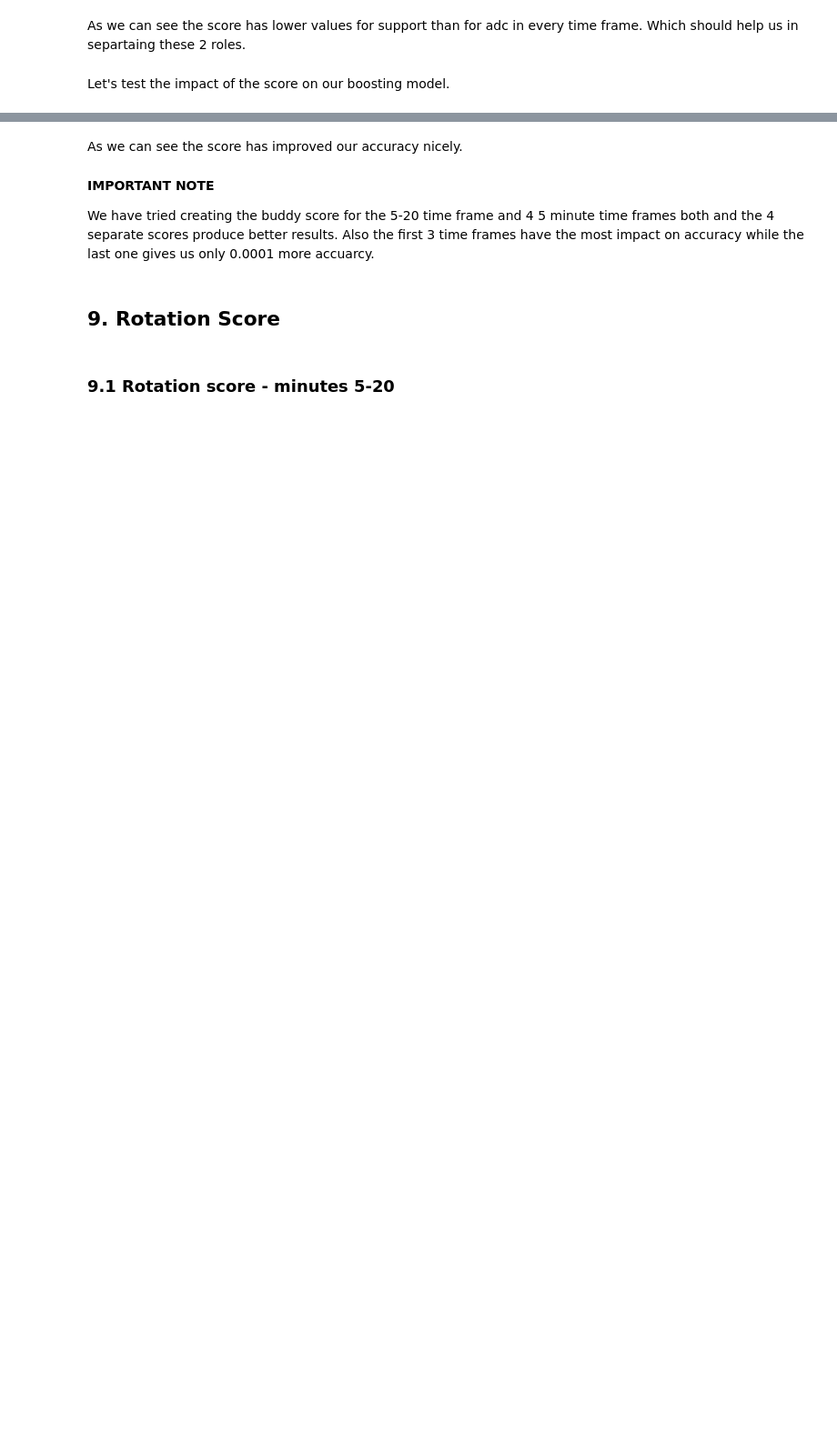
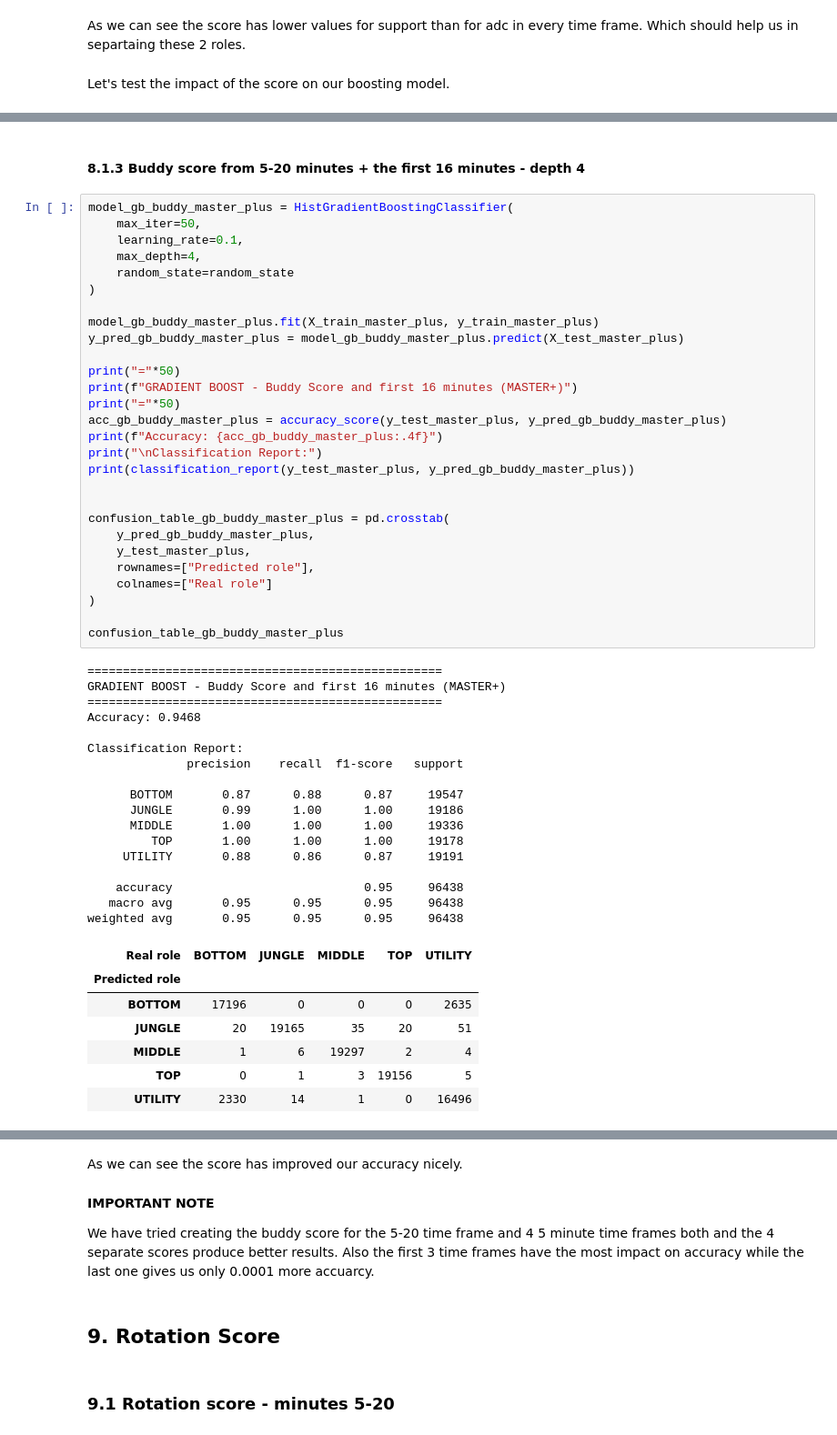
Before and after one commit to Kapponohacco/League-Ml-Project, a Jupyter notebook: src/models_with_silver.ipynb, the cells around one changed output, grey strips where cells are left out. Shown at 91% size. Drawn from its saved outputs; the diff is of its cells as text; blank space fills up the shorter version.

```diff
--- a/src/models_with_silver.ipynb
+++ b/src/models_with_silver.ipynb
@@ -1757,0 +1896,55 @@ weighted avg       0.94      0.94      0.94     96438
+# %% [markdown]
+#### 8.1.3 Buddy score from 5-20 minutes + the first 16 minutes - depth 4
+# %%
+model_gb_buddy_master_plus = HistGradientBoostingClassifier(
+    max_iter=50,
+    learning_rate=0.1,
+    max_depth=4,
+    random_state=random_state
+)
+
+model_gb_buddy_master_plus.fit(X_train_master_plus, y_train_master_plus)
+y_pred_gb_buddy_master_plus = model_gb_buddy_master_plus.predict(X_test_master_plus)
+
+print("="*50)
+print(f"GRADIENT BOOST - Buddy Score and first 16 minutes (MASTER+)")
+print("="*50)
+acc_gb_buddy_master_plus = accuracy_score(y_test_master_plus, y_pred_gb_buddy_master_plus)
+print(f"Accuracy: {acc_gb_buddy_master_plus:.4f}")
+print("\nClassification Report:")
+print(classification_report(y_test_master_plus, y_pred_gb_buddy_master_plus))
+
+
+confusion_table_gb_buddy_master_plus = pd.crosstab(
+    y_pred_gb_buddy_master_plus,
+    y_test_master_plus,
+    rownames=["Predicted role"],
+    colnames=["Real role"]
+)
+
+confusion_table_gb_buddy_master_plus
+# %% [output]
+==================================================
+GRADIENT BOOST - Buddy Score and first 16 minutes (MASTER+)
+==================================================
+Accuracy: 0.9468
+
+Classification Report:
+              precision    recall  f1-score   support
+
+      BOTTOM       0.87      0.88      0.87     19547
+      JUNGLE       0.99      1.00      1.00     19186
+      MIDDLE       1.00      1.00      1.00     19336
+         TOP       1.00      1.00      1.00     19178
+     UTILITY       0.88      0.86      0.87     19191
+
+    accuracy                           0.95     96438
+   macro avg       0.95      0.95      0.95     96438
+weighted avg       0.95      0.95      0.95     96438
+| Real role | BOTTOM | JUNGLE | MIDDLE | TOP | UTILITY |
+| Predicted role |  |  |  |  |  |
+| BOTTOM | 17196 | 0 | 0 | 0 | 2635 |
+| JUNGLE | 20 | 19165 | 35 | 20 | 51 |
+| MIDDLE | 1 | 6 | 19297 | 2 | 4 |
+| TOP | 0 | 1 | 3 | 19156 | 5 |
+| UTILITY | 2330 | 14 | 1 | 0 | 16496 |
```
Also changed, not shown: parts of 54 cells of this notebook.
